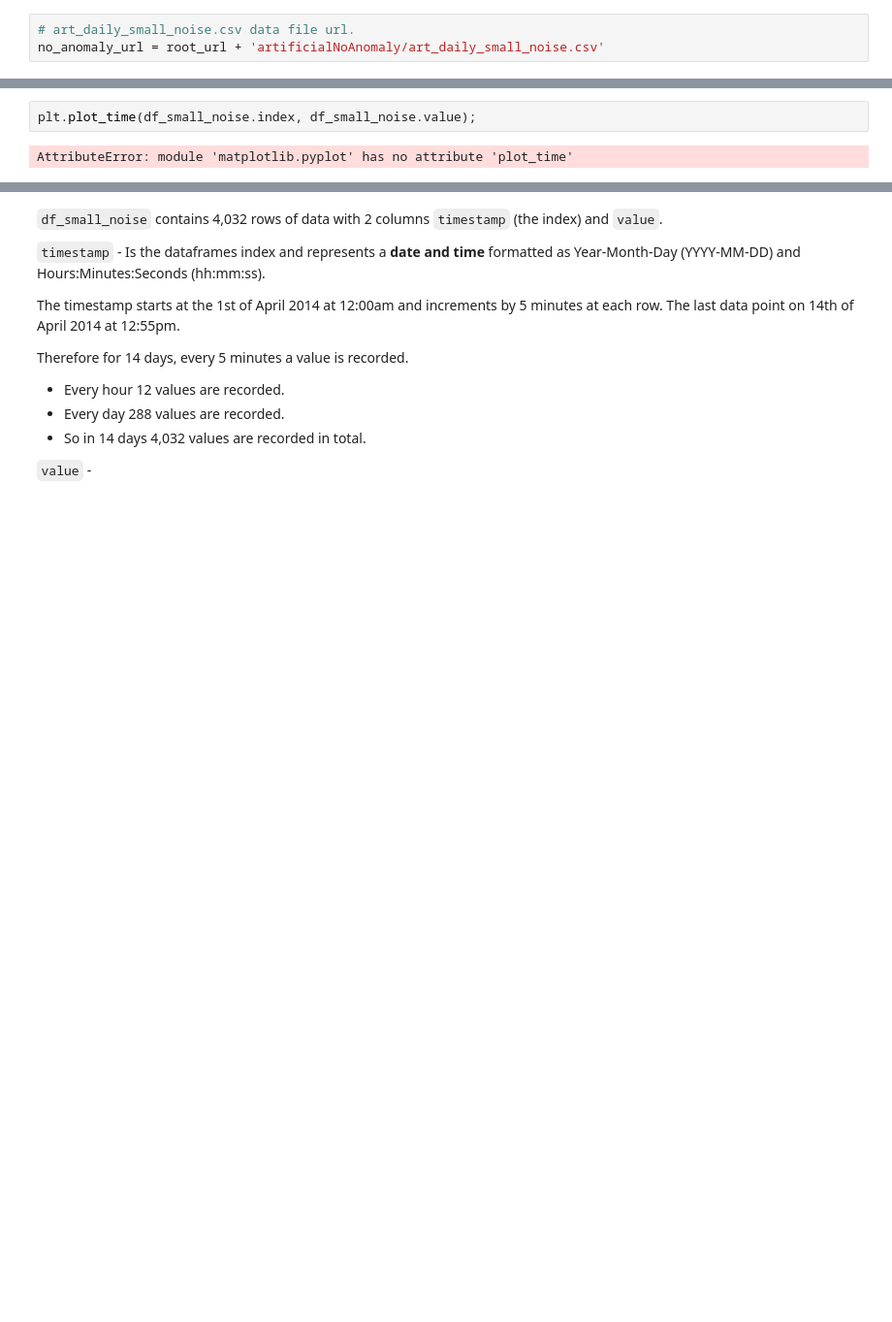
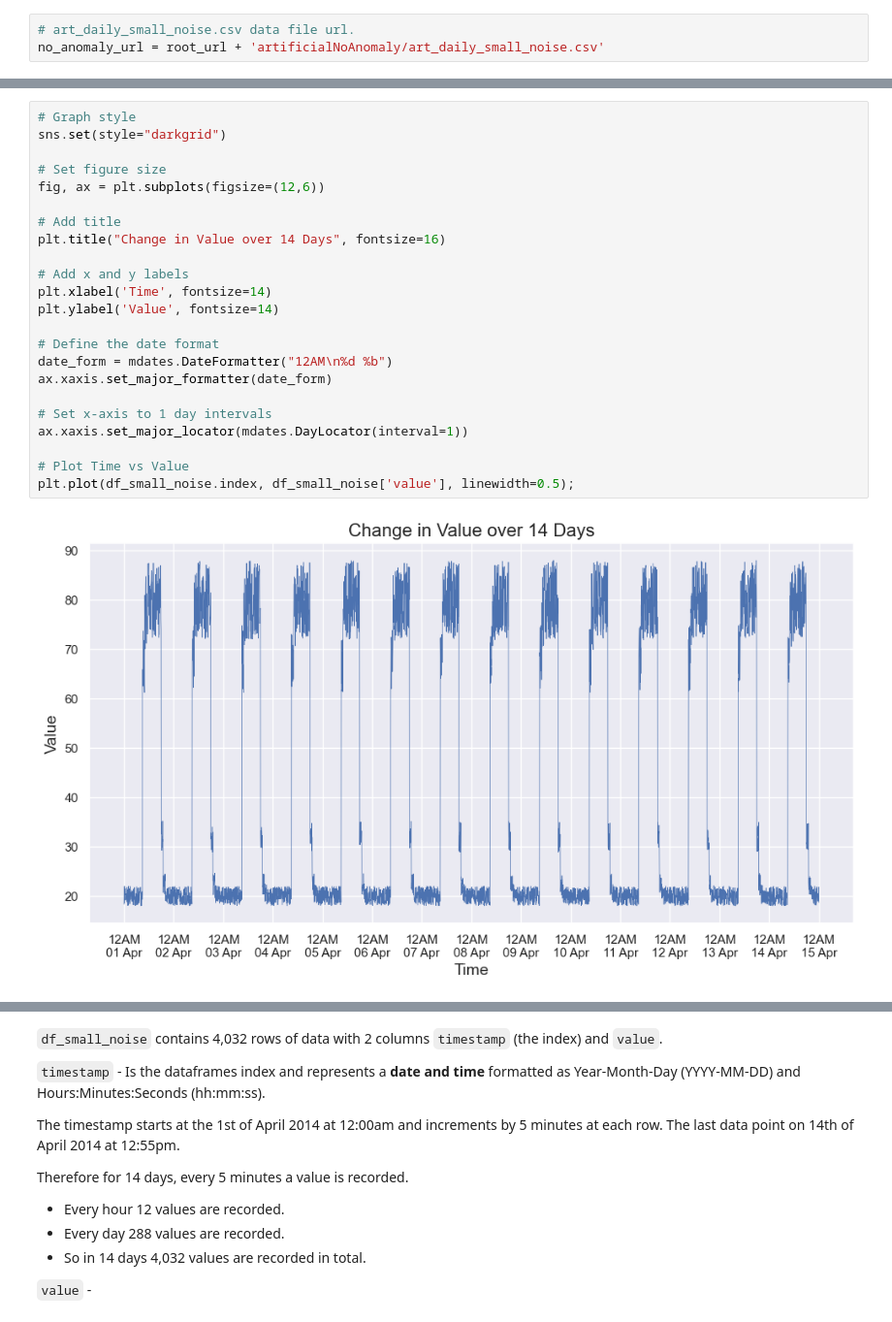
Before and after one commit to ShaneOG2/machstat-assessment, a Jupyter notebook: Practicals/Machine Learning Project Notebook.ipynb, the cells around one changed output, grey strips where cells are left out. Shown at 97% size. Cells and saved outputs as stored; diff of their text form; blank space fills up the shorter version.

Commit message:
Got plot looking good.

```diff
--- a/Practicals/Machine Learning Project Notebook.ipynb
+++ b/Practicals/Machine Learning Project Notebook.ipynb
@@ -78,4 +77,25 @@ df_small_noise
 # %%
-plt.plot_time(df_small_noise.index, df_small_noise.value);
+# Graph style
+sns.set(style="darkgrid")
+
+# Set figure size
+fig, ax = plt.subplots(figsize=(12,6))
+
+# Add title
+plt.title("Change in Value over 14 Days", fontsize=16)
+
+# Add x and y labels
+plt.xlabel('Time', fontsize=14)
+plt.ylabel('Value', fontsize=14)
+
+# Define the date format
+date_form = mdates.DateFormatter("12AM\n%d %b")
+ax.xaxis.set_major_formatter(date_form)
+
+# Set x-axis to 1 day intervals
+ax.xaxis.set_major_locator(mdates.DayLocator(interval=1))
+
+# Plot Time vs Value
+plt.plot(df_small_noise.index, df_small_noise['value'], linewidth=0.5);
 # %% [output]
-AttributeError: module 'matplotlib.pyplot' has no attribute 'plot_time'
+[figure, added]
```
Also changed, not shown: parts of 8 cells of this notebook.
